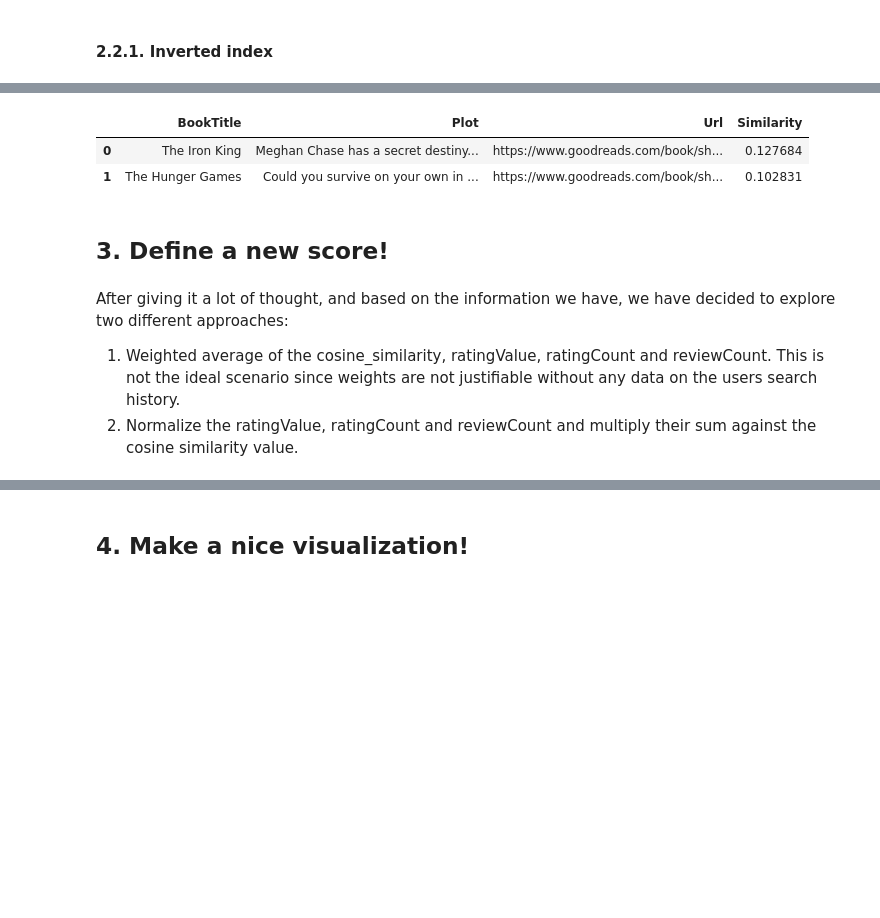
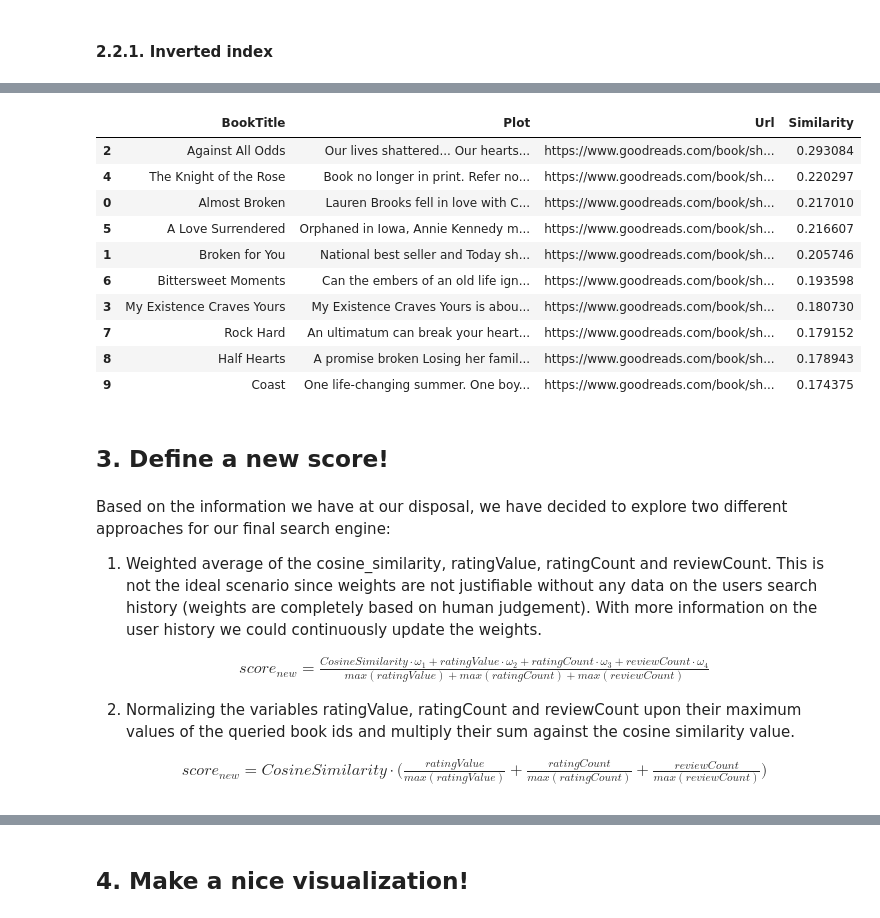
Before and after one commit to ADM-Homework-3/HW3, a Jupyter notebook: General Search Engine.ipynb, the cells around one changed output, grey strips where cells are left out. Cells and saved outputs as stored; diff of their text form; code cells hidden in the pictures; blank space fills up the shorter version.

Commit message:
Final search engine. Missing Question 5

```diff
--- a/General Search Engine.ipynb
+++ b/General Search Engine.ipynb
@@ -508,11 +615,3 @@ def get_cosine(doc, query):
         return 0.0
     else:
         return float(numerator) / denominator
-# %%
-def show_results_cosine_similarity(book_id, cosine_similarity, tsv_path = 'data/test_tsv'):
-    tsv_file = tsv_path + '/book' + str(book_id) + '.tsv'
-    data = read_tsv(tsv_file)
-    #       Title    Plot     Url
-    data = [data[0], data[6], data[-1]]
-    output = (cosine_similarity, data)
-    return output
@@ -528 +618,11 @@ def show_results_cosine_similarity_and_ratings(book_id, cosine_similarity, tsv_p
+# %%
+def show_results_cosine_similarity(book_id, cosine_similarity, df):
+    """
+    Generate a tuple with the relevant information about a book that will be displayed in the search engine,
+    and the cosine similarity score
+    df: Not pre-processed data set
+    """
+    data = df[df.BookID == book_id][['BookTitle', 'Plot', 'Url']].values.tolist()[0]
+    output = (cosine_similarity, data)
+    return output
 # %%
@@ -560,14 +671,36 @@ def search_engine_2(query, inverted_index, vocabulary, tfidf_scores_dict, tsv_pa
+# %%
+tfidfDicts = read_json('data/tfidf.json')
+# %%
+input_query = 'break heart'
 # %%
-search_engine_2(query = 'could one', inverted_index = inverted_index_test,
-                vocabulary=vocabulary_test, tfidf_scores_dict=tfidfDicts_test,
-                tsv_path = 'data/test_tsv', k = 10)
+search_engine_2(query = input_query, inverted_index = inverted_index,
+                vocabulary=vocabulary, tfidf_scores_dict=tfidfDicts,
+                df = df_dirty, k = 10)
 # %% [output]
 |  | BookTitle | Plot | Url | Similarity |
-| 0 | The Iron King | Meghan Chase has a secret destiny... | https://www.goodreads.com/book/sh... | 0.127684 |
-| 1 | The Hunger Games | Could you survive on your own in ... | https://www.goodreads.com/book/sh... | 0.102831 |
+| 2 | Against All Odds | Our lives shattered... Our hearts... | https://www.goodreads.com/book/sh... | 0.293084 |
+| 4 | The Knight of the Rose | Book no longer in print. Refer no... | https://www.goodreads.com/book/sh... | 0.220297 |
+| 0 | Almost Broken | Lauren Brooks fell in love with C... | https://www.goodreads.com/book/sh... | 0.217010 |
+| 5 | A Love Surrendered | Orphaned in Iowa, Annie Kennedy m... | https://www.goodreads.com/book/sh... | 0.216607 |
+| 1 | Broken for You | National best seller and Today sh... | https://www.goodreads.com/book/sh... | 0.205746 |
+| 6 | Bittersweet Moments | Can the embers of an old life ign... | https://www.goodreads.com/book/sh... | 0.193598 |
+| 3 | My Existence Craves Yours | My Existence Craves Yours is abou... | https://www.goodreads.com/book/sh... | 0.180730 |
+| 7 | Rock Hard | An ultimatum can break your heart... | https://www.goodreads.com/book/sh... | 0.179152 |
+| 8 | Half Hearts | A promise broken Losing her famil... | https://www.goodreads.com/book/sh... | 0.178943 |
+| 9 | Coast | One life-changing summer. One boy... | https://www.goodreads.com/book/sh... | 0.174375 |
 # %% [markdown]
 ## 3. Define a new score!
 # %% [markdown]
-After giving it a lot of thought, and based on the information we have, we have decided to explore two different approaches:
-1. Weighted average of the cosine_similarity, ratingValue, ratingCount and reviewCount. This is not the ideal scenario since weights are not justifiable without any data on the users search history.
-2. Normalize the ratingValue, ratingCount and reviewCount and multiply their sum against the cosine similarity value.
+Based on the information we have at our disposal, we have decided to explore two different approaches for our final search engine:
+1. Weighted average of the cosine_similarity, ratingValue, ratingCount and reviewCount. This is not the ideal scenario since weights are not justifiable without any data on the users search history (weights are completely based on human judgement). With more information on the user history we could continuously update the weights.
+
+\begin{align}
+score_{new} = \frac{CosineSimilarity \cdot \omega_{1} + ratingValue \cdot \omega_{2} + ratingCount \cdot \omega_{3} + reviewCount \cdot \omega_{4}}{max(ratingValue) + max(ratingCount) + max(reviewCount)}
+\end{align}
+
+
+2. Normalizing the variables ratingValue, ratingCount and reviewCount upon their maximum values of the queried book ids and multiply their sum against the cosine similarity value.
+
+\begin{align}
+score_{new} = CosineSimilarity \cdot \bigg(\frac{ratingValue}{max(ratingValue)} + \frac{ratingCount}{max(ratingCount)} + \frac{reviewCount}{max(reviewCount)} \bigg)
+\end{align}
```
Also changed, not shown: parts of 91 cells of this notebook, 27 other files.
